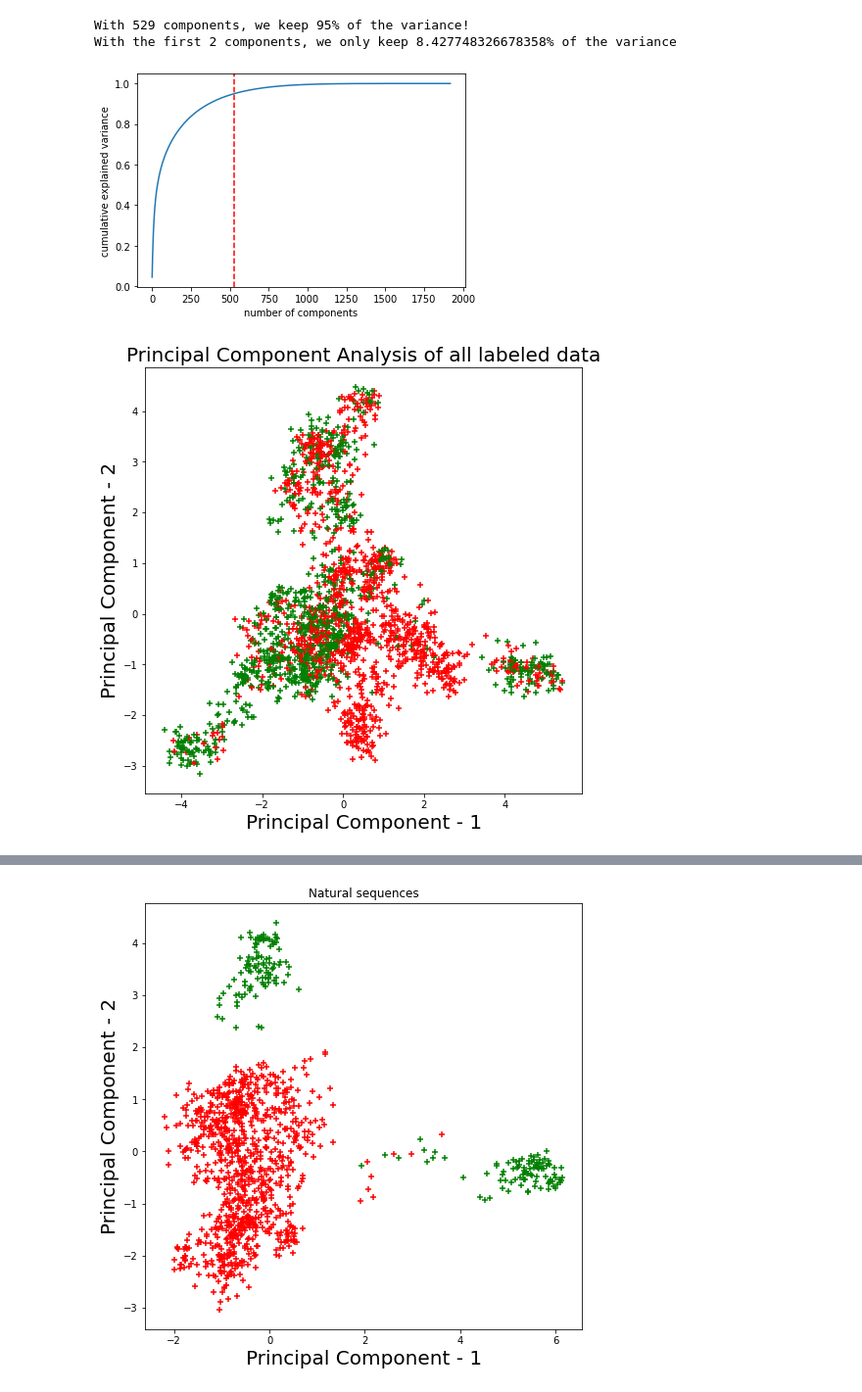
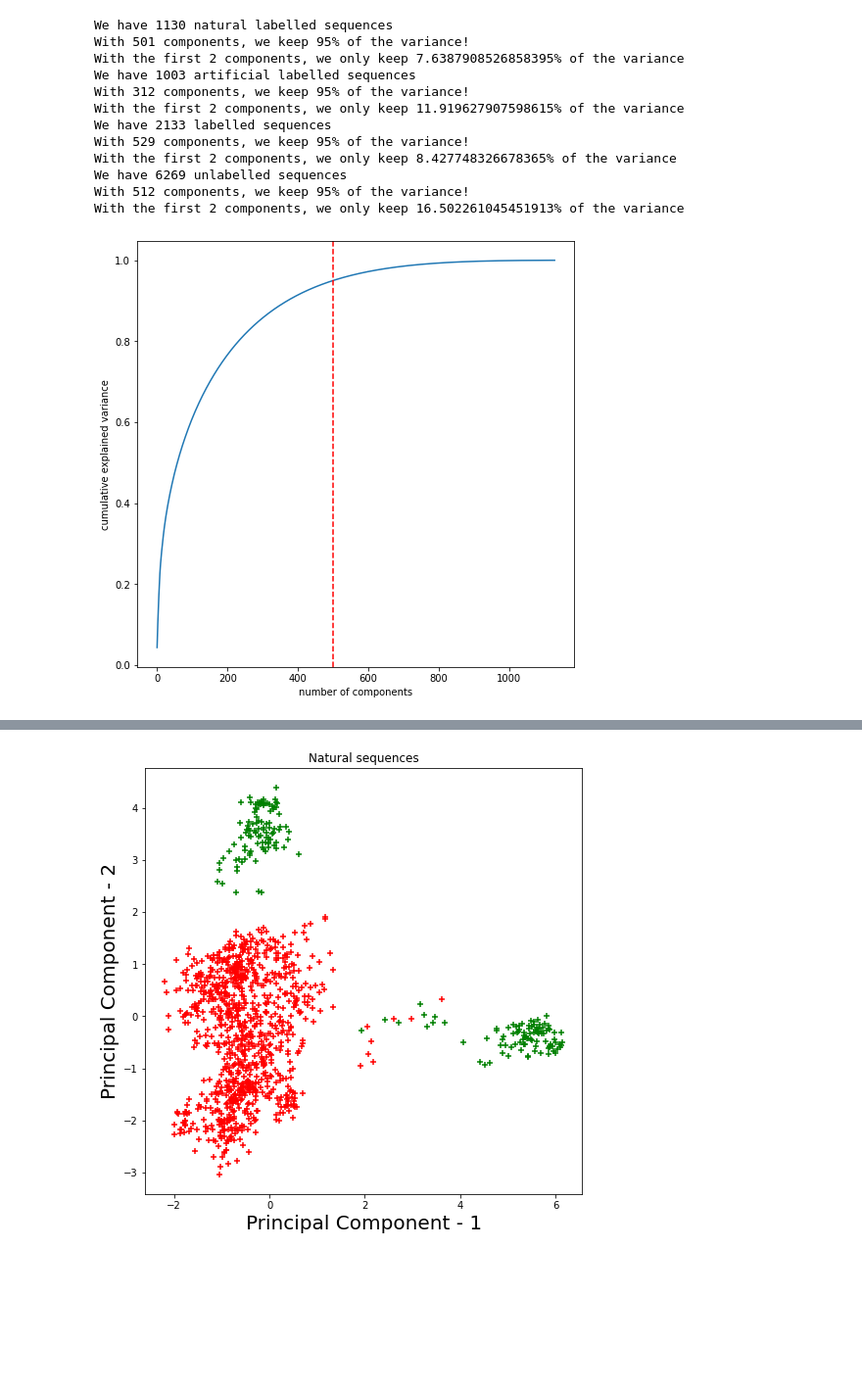
Before and after one commit to PHouzel/PCS_ML_2021, a Jupyter notebook: main.ipynb, the cells around one changed output, grey strips where cells are left out. Shown at 98% size. Cells and saved outputs as stored; diff of their text form; code cells hidden in the pictures; blank space fills up the shorter version.

```diff
--- a/main.ipynb
+++ b/main.ipynb
@@ -77,0 +97,17 @@ Looks good!
+# %%
+#Read files
+#Check that everything works
+alphabet ='ACDEFGHIKLMNPQRSTVWY-' #the alphabet we'll use the whole time
+
+encoded_data_nat, labels_nat = read_and_encode("./MSA_nat_with_annotation.faa", alphabet)
+print("The shapes of the oneshot encoded natural data and of the label files are " + str(np.shape(encoded_data_nat)) + " and " + str(np.shape(labels_nat))+" respectively")
+
+encoded_data_art, labels_art = read_and_encode("./MSA_art.faa", alphabet)
+print("The shapes of the oneshot encoded artificial data and of the label files are " + str(np.shape(encoded_data_art)) + " and " + str(np.shape(labels_art))+" respectively")
+
+all_lab_data = np.concatenate((encoded_data_art, encoded_data_nat))
+all_lab = np.concatenate((labels_nat, labels_art))
+print("The shapes of all the oneshot encoded labeled data and of their label file are " + str(np.shape(all_lab_data)) + " and " + str(np.shape(all_lab))+" respectively")
+
+encoded_data_unlab = read_and_encode_unlab("./MSA_nat_no_annotation.faa", alphabet)
+print("The shape of the oneshot encoded unlabeled data is " + str(np.shape(encoded_data_unlab)))
@@ -136,7 +166,0 @@ visualize_pcs(pcs_nat, labels_nat, "Principal Component Analysis of natural data
-# %%
-#Do the same with the artificial data file
-file = "./MSA_art.faa"
-
-encoded_data_art, labels_art = read_and_encode(file, alphabet)
-pcs_art = apply_PCA(encoded_data_art)
-visualize_pcs(pcs_art, labels_art, "Principal Component Analysis of artificial data")
@@ -189,17 +167,31 @@ With the first 2 components, we only keep 16.50226104545196% of the variance
-# %%
-#Finally, we are going to use all labeled data, artificial and natural: see if we can make the distinction,
-#and use this for the neural network in ex.4
-
-input_data = np.concatenate((encoded_data_nat, encoded_data_art))
-output_data = np.concatenate((labels_nat, labels_art))
-
-#Let's shuffle this to avoid potential successive overfitting
-
-
-pcs_full_data = apply_PCA(input_data)
-visualize_pcs(pcs_full_data, output_data, "Principal Component Analysis of all labeled data")
-# %% [output]
-With 529 components, we keep 95% of the variance!
-With the first 2 components, we only keep 8.427748326678358% of the variance
-[figure, removed]
-[figure, removed]
+# %%
+#Try this way, but we'll do it like above I guess
+print("We have " + str(np.shape(encoded_data_nat)[0]) + " natural labelled sequences")
+pcs_nat = apply_PCA(encoded_data_nat)
+visualize_pcs(pcs_nat, labels_nat, "Principal Component Analysis of natural data")
+
+print("We have " + str(np.shape(encoded_data_art)[0]) + " artificial labelled sequences")
+pcs_art = apply_PCA(encoded_data_art)
+visualize_pcs(pcs_art, labels_art, "Principal Component Analysis of artificial data")
+
+print("We have " + str(np.shape(all_lab_data)[0]) + " labelled sequences")
+pcs_all = apply_PCA(all_lab_data)
+visualize_pcs(pcs_all, all_lab, "Principal Component Analysis of all labelled data")
+
+print("We have " + str(np.shape(encoded_data_unlab)[0]) + " unlabelled sequences")
+pcs_unlab = apply_PCA(encoded_data_unlab)
+visualize_pcs(pcs_unlab, None, "Principal Component Analysis of all labelled data")
+# %% [output]
+We have 1130 natural labelled sequences
+With 501 components, we keep 95% of the variance!
+With the first 2 components, we only keep 7.6387908526858395% of the variance
+We have 1003 artificial labelled sequences
+With 312 components, we keep 95% of the variance!
+With the first 2 components, we only keep 11.919627907598615% of the variance
+We have 2133 labelled sequences
+With 529 components, we keep 95% of the variance!
+With the first 2 components, we only keep 8.427748326678365% of the variance
+We have 6269 unlabelled sequences
+With 512 components, we keep 95% of the variance!
+With the first 2 components, we only keep 16.502261045451913% of the variance
+[figure, added]
```
Also changed, not shown: parts of 11 cells of this notebook.
